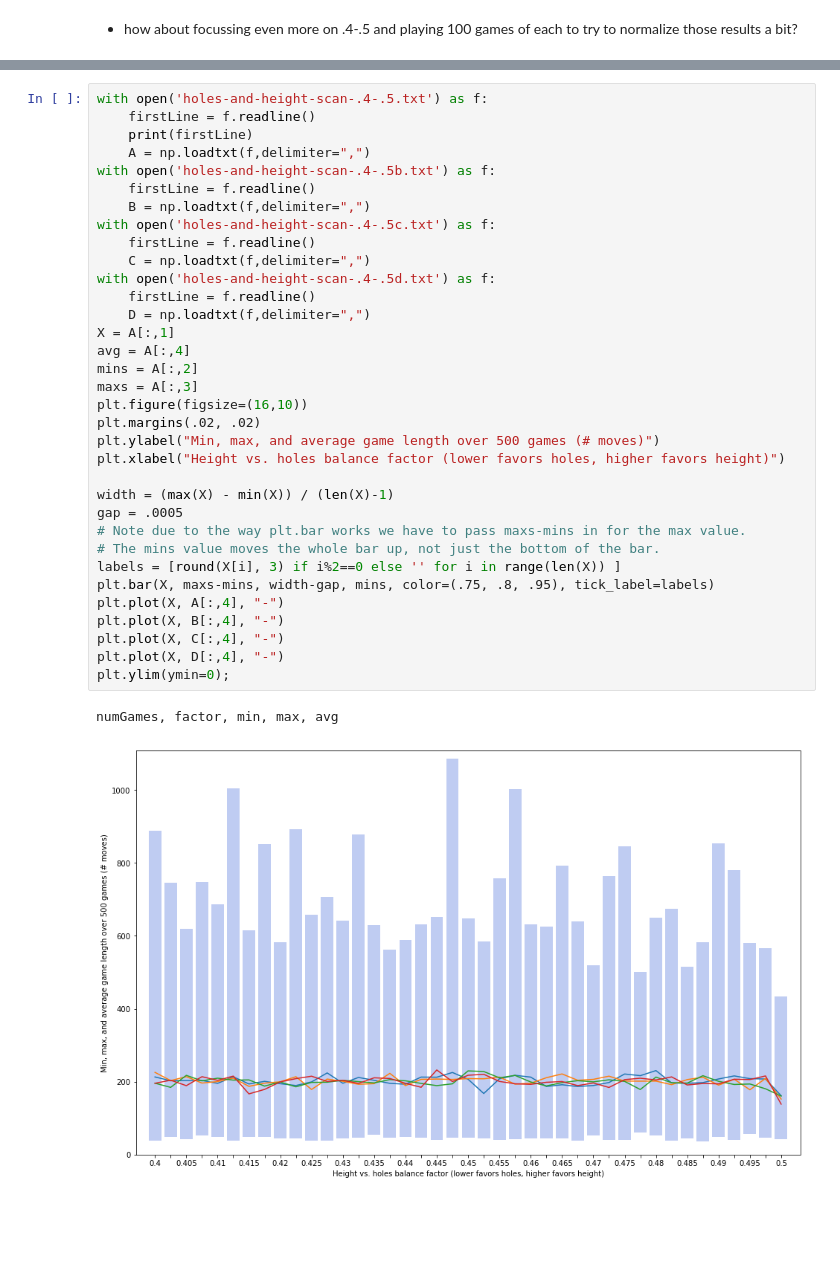
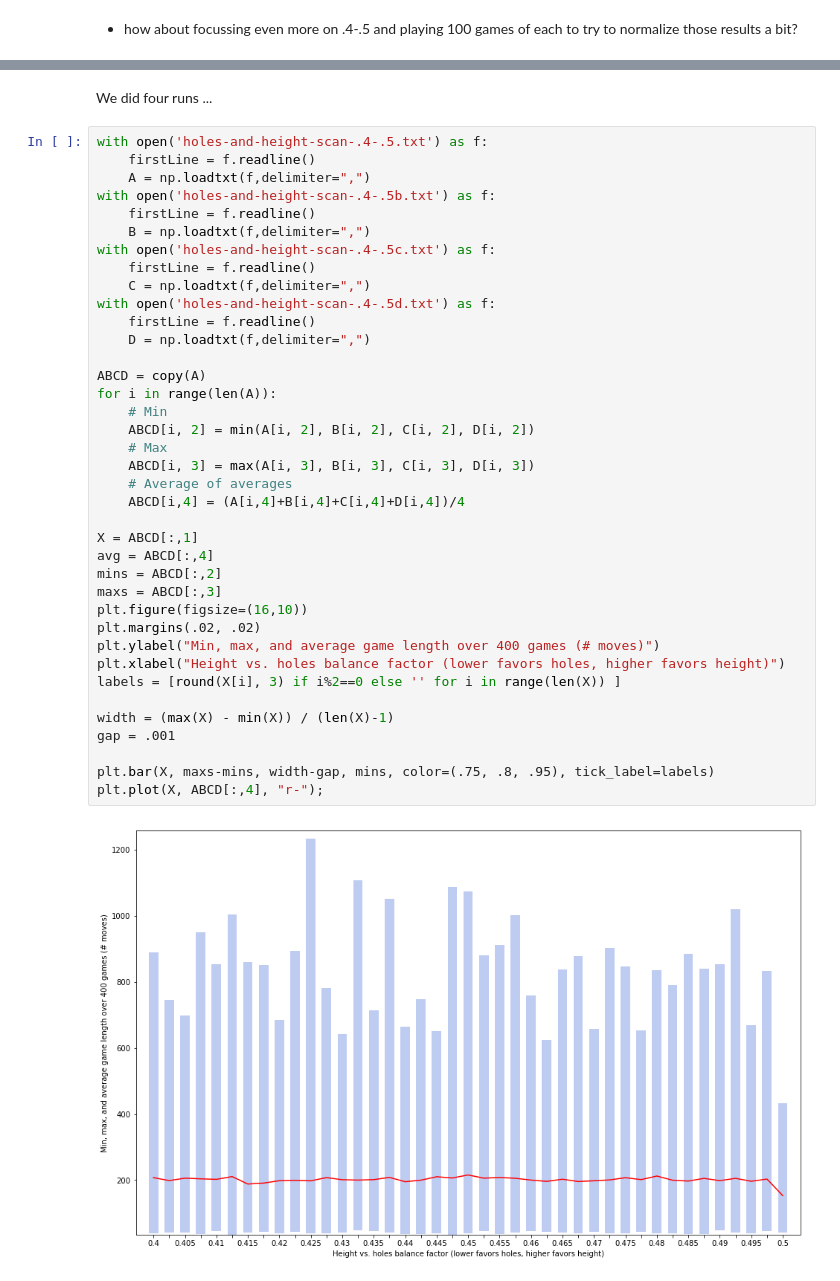
Before and after one commit to josephgriffith/Tetris-AI-Project, a Jupyter notebook: Project Report.ipynb, the cells around one changed output, grey strips where cells are left out. Saved outputs shown, nothing was run; the diff lists cells and outputs as text; blank space fills up the shorter version.

```diff
--- a/Project Report.ipynb
+++ b/Project Report.ipynb
@@ -238,37 +247,42 @@ graphResults("holes-and-height-scan-.4-.5d.txt", 100, .0005, 2)
+# %% [markdown]
+We did four runs ...
 # %%
 with open('holes-and-height-scan-.4-.5.txt') as f:
     firstLine = f.readline()
-    print(firstLine)
     A = np.loadtxt(f,delimiter=",")
 with open('holes-and-height-scan-.4-.5b.txt') as f:
     firstLine = f.readline()
     B = np.loadtxt(f,delimiter=",")
 with open('holes-and-height-scan-.4-.5c.txt') as f:
     firstLine = f.readline()
     C = np.loadtxt(f,delimiter=",")
 with open('holes-and-height-scan-.4-.5d.txt') as f:
     firstLine = f.readline()
     D = np.loadtxt(f,delimiter=",")
-X = A[:,1]
-avg = A[:,4]
-mins = A[:,2]
-maxs = A[:,3]
+
+ABCD = copy(A)
+for i in range(len(A)):
+    # Min
+    ABCD[i, 2] = min(A[i, 2], B[i, 2], C[i, 2], D[i, 2])
+    # Max
+    ABCD[i, 3] = max(A[i, 3], B[i, 3], C[i, 3], D[i, 3])
+    # Average of averages
+    ABCD[i,4] = (A[i,4]+B[i,4]+C[i,4]+D[i,4])/4
+
+X = ABCD[:,1]
+avg = ABCD[:,4]
+mins = ABCD[:,2]
+maxs = ABCD[:,3]
 plt.figure(figsize=(16,10))
 plt.margins(.02, .02)
-plt.ylabel("Min, max, and average game length over 500 games (# moves)")
+plt.ylabel("Min, max, and average game length over 400 games (# moves)")
 plt.xlabel("Height vs. holes balance factor (lower favors holes, higher favors height)")
+labels = [round(X[i], 3) if i%2==0 else '' for i in range(len(X)) ]
 
 width = (max(X) - min(X)) / (len(X)-1)
-gap = .0005
-# Note due to the way plt.bar works we have to pass maxs-mins in for the max value.
-# The mins value moves the whole bar up, not just the bottom of the bar.
-labels = [round(X[i], 3) if i%2==0 else '' for i in range(len(X)) ]
+gap = .001
+
 plt.bar(X, maxs-mins, width-gap, mins, color=(.75, .8, .95), tick_label=labels)
-plt.plot(X, A[:,4], "-")
-plt.plot(X, B[:,4], "-")
-plt.plot(X, C[:,4], "-")
-plt.plot(X, D[:,4], "-")
-plt.ylim(ymin=0);
+plt.plot(X, ABCD[:,4], "r-");
 # %% [output]
-numGames, factor, min, max, avg
-[figure, old version]
+[figure, new version]
```
Also changed, not shown: parts of 45 cells of this notebook.
